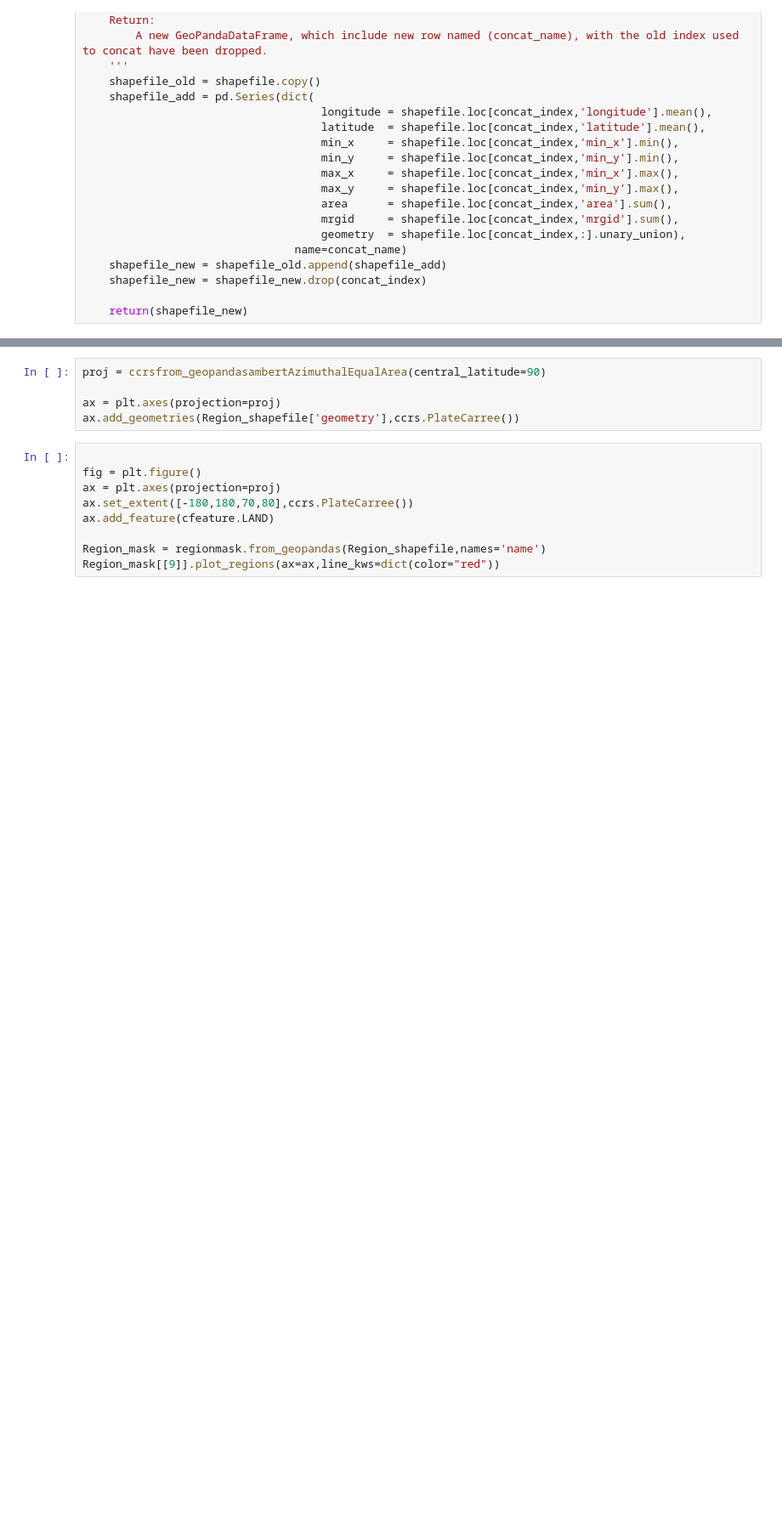
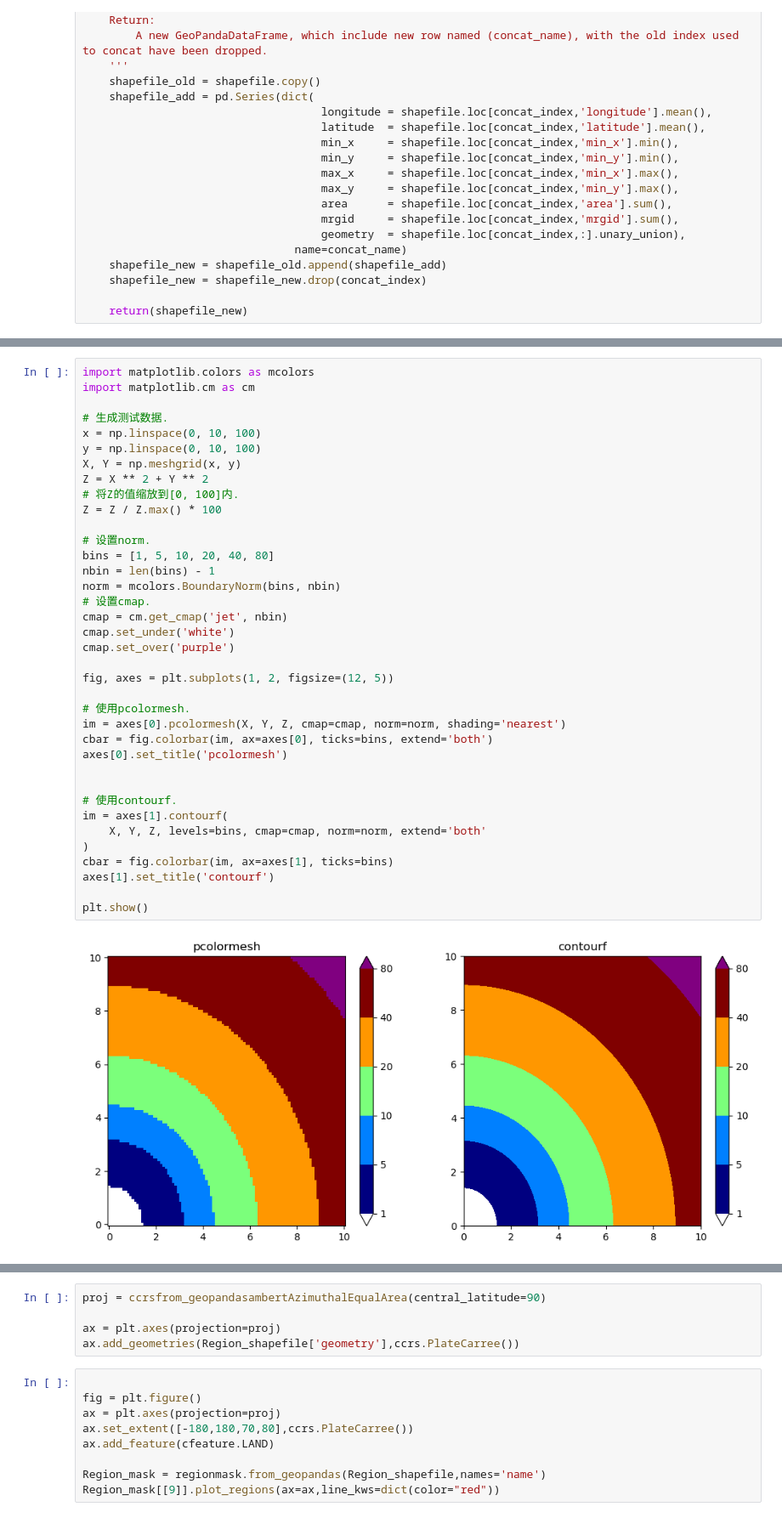
Before and after one commit to shanqi1998/ArcticZone, a Jupyter notebook: test.ipynb, the cells around one changed output, grey strips where cells are left out. Shown at 85% size. Cells and saved outputs as stored; diff of their text form; blank space fills up the shorter version.

```diff
--- a/test.ipynb
+++ b/test.ipynb
@@ -114,0 +120,39 @@ regionmask.from_geopandas(Region_shapefile.reset_index(drop=False)).plot()
+# %%
+import matplotlib.colors as mcolors
+import matplotlib.cm as cm
+
+# 生成测试数据.
+x = np.linspace(0, 10, 100)
+y = np.linspace(0, 10, 100)
+X, Y = np.meshgrid(x, y)
+Z = X ** 2 + Y ** 2
+# 将Z的值缩放到[0, 100]内.
+Z = Z / Z.max() * 100
+
+# 设置norm.
+bins = [1, 5, 10, 20, 40, 80]
+nbin = len(bins) - 1
+norm = mcolors.BoundaryNorm(bins, nbin)
+# 设置cmap.
+cmap = cm.get_cmap('jet', nbin)
+cmap.set_under('white')
+cmap.set_over('purple')
+
+fig, axes = plt.subplots(1, 2, figsize=(12, 5))
+
+# 使用pcolormesh.
+im = axes[0].pcolormesh(X, Y, Z, cmap=cmap, norm=norm, shading='nearest')
+cbar = fig.colorbar(im, ax=axes[0], ticks=bins, extend='both')
+axes[0].set_title('pcolormesh')
+
+
+# 使用contourf.
+im = axes[1].contourf(
+    X, Y, Z, levels=bins, cmap=cmap, norm=norm, extend='both'
+)
+cbar = fig.colorbar(im, ax=axes[1], ticks=bins)
+axes[1].set_title('contourf')
+
+plt.show()
+# %% [output]
+[figure, added]
```
Also changed, not shown: parts of 22 cells of this notebook.
